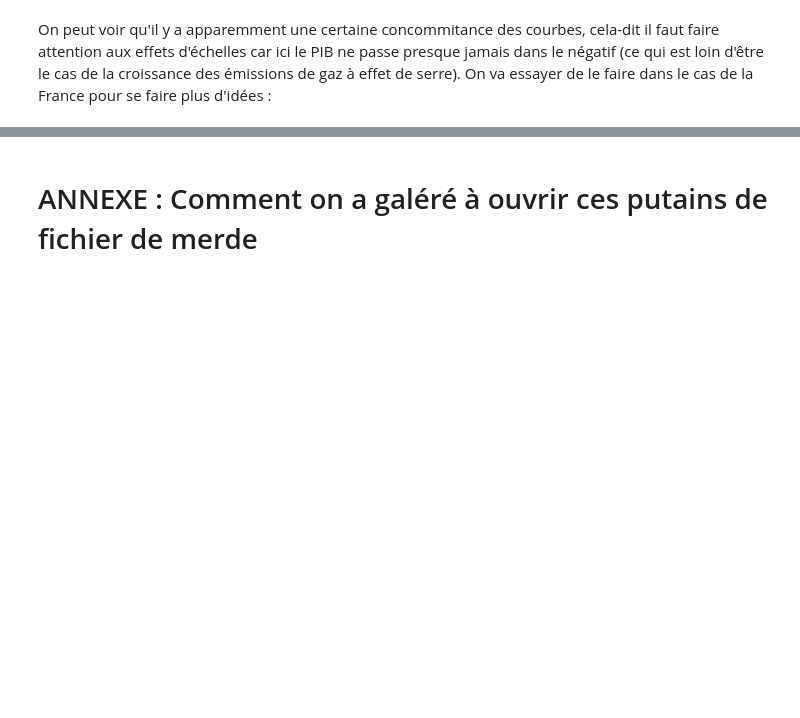
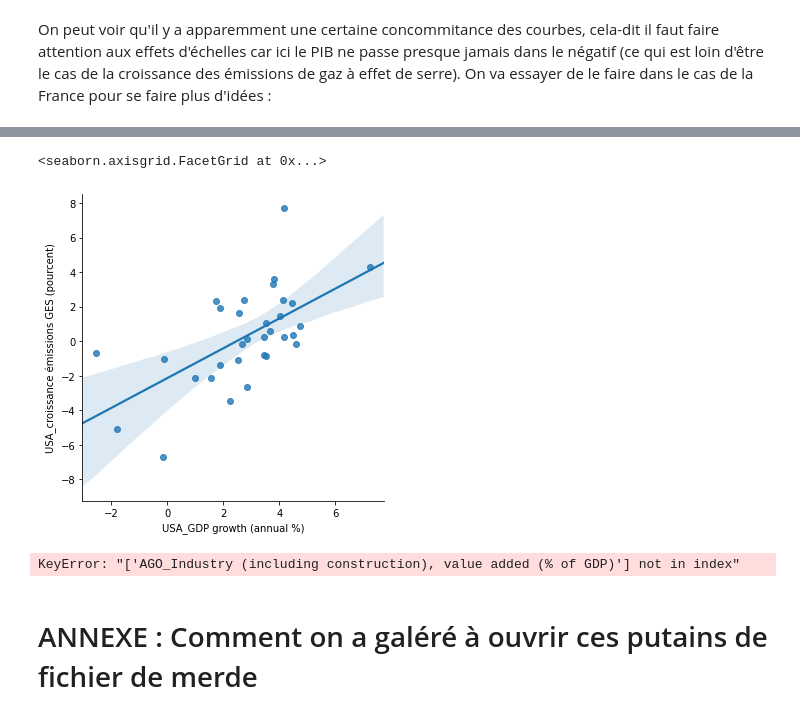
Before and after one commit to Adrien-Mcode/Python-data-science-Lecalve-Majka, a Jupyter notebook: Stat_des.ipynb, the cells around one changed output, grey strips where cells are left out. Drawn from its saved outputs; the diff is of its cells as text; code cells hidden in the pictures; blank space fills up the shorter version.

```diff
--- a/Stat_des.ipynb
+++ b/Stat_des.ipynb
@@ -372,0 +383,6 @@ recherche_ligne("Pays","FRA",df1)
+# %%
+import seaborn as sns
+sns.lmplot(x="USA_GDP growth (annual %)", y="USA_croissance émissions GES (pourcent)", data=df1.drop(['Country Name','Country Code','Indicator Name'], axis = 1).T)
+# %% [output]
+<seaborn.axisgrid.FacetGrid at 0x...>
+[figure, added]
@@ -373,3 +401,11 @@ recherche_ligne("Pays","FRA",df1)
+# %%
+for i in dic_pays.keys() :
+    v_explicative = df1.T[[dic_pays[i]+'_croissance émissions GES (pourcent)',dic_pays[i]+'_Industry (including construction), value added (% of GDP)']][4:36]
+    v_explique = df1.T[dic_pays[i]+'_GDP growth (annual %)'][4:36]
+    ols = LinearRegression().fit(v_explicative_i, v_explique_i)
+    print(ols.intercept_, ols.coef_)
+# %% [output]
+KeyError: "['AGO_Industry (including construction), value added (% of GDP)'] not in index"
 # %% [markdown]
 # ANNEXE : Comment on a galéré à ouvrir ces putains de fichier de merde
 # %%
```
Also changed, not shown: parts of 19 cells of this notebook.
